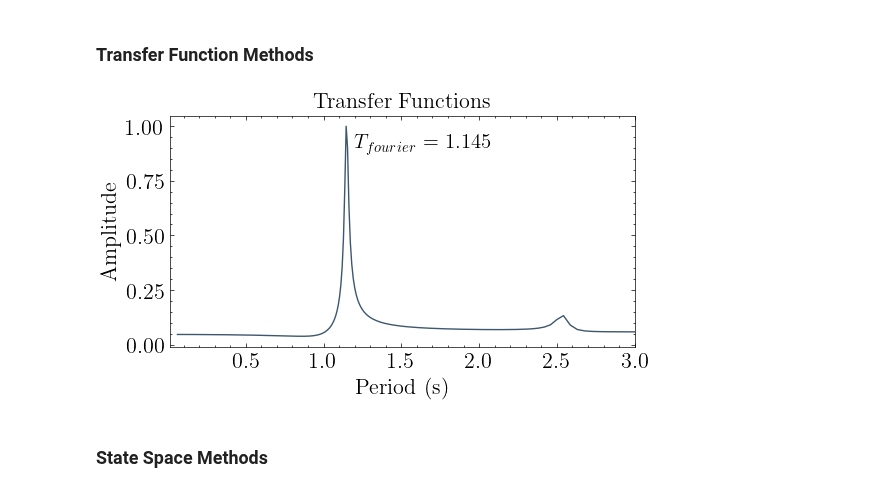
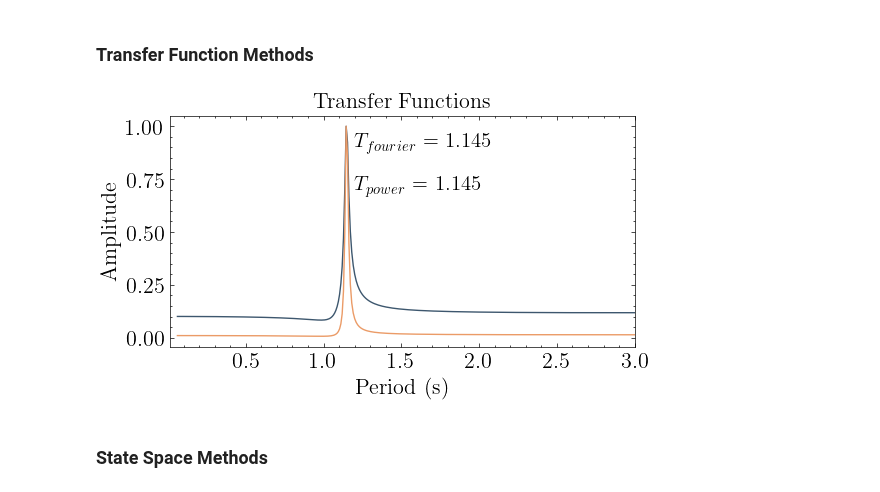
Before and after one commit to chrystalchern/mdof, a Jupyter notebook: notebooks/01_SISO_Intro.ipynb, the cells around one changed output. Saved outputs shown, nothing was run; the diff lists cells and outputs as text; code cells hidden in the pictures.

```diff
--- a/notebooks/01_SISO_Intro.ipynb
+++ b/notebooks/01_SISO_Intro.ipynb
@@ -31,7 +31,8 @@ print(f"natural period: {Tn:<3.5}s")
 print(f"damping ratio: {zeta}")
 
 # forcing frequencies (rad/s)
-omega_f = [0.017*omega_n, 0.14*omega_n, 0.467*omega_n, 0.186*omega_n, 0.2937*omega_n]
+omega_f = [0.017*omega_n, 0.14*omega_n, 0.3*omega_n]
+print([f"forcing periods: {omega}" for omega in omega_f])
 # %% [output]
 natural period: 1.1471s
 damping ratio: 0.01
@@ -65,29 +67,26 @@ plot_io(inputs=f, outputs=y, t=t, title="SDOF Displacement Response to Sinusoida
 # %%
 # Set parameters
 conf = Config()
 conf.damping = zeta
 conf.period_band = (0.01,3) # Period band (s)
 
 # A place to store models and their predictions
 transfer_models = {}
 
 # Generate a transfer function representation of the system
 transfer_models["Fourier Transform"] = transform.fourier_transfer(inputs=f, outputs=y, step=dt, **conf)
-# transfer_models["Response Spectrum"] = transform.response_transfer(inputs=f, outputs=y, step=dt, pseudo=False, threads=8, periods=(*conf.period_band, 500), **conf)
+transfer_models["Power Transform"] = transform.power_transfer(inputs=f, outputs=y, step=dt, **conf)
 
 # Determing the fundamental frequency
-fourier_periods, fourier_amplitudes = modal.spectrum_modes(*transfer_models["Fourier Transform"])
-# response_periods, response_amplitudes = modal.spectrum_modes(*transfer_models["Response Spectrum"],height=0.1)
+fourier_periods, fourier_amplitudes = modal.spectrum_modes(*transfer_models["Fourier Transform"],height=0.2)
+power_periods, power_amplitudes = modal.spectrum_modes(*transfer_models["Power Transform"],height=0.2)
 plot_transfer(transfer_models, title="Transfer Functions")
 color_cycle = plt.rcParams['axes.prop_cycle'].by_key()['color']
-# plt.vlines([fourier_periods[0], response_periods[0]],ymin=0,ymax=1,linestyles='--',colors=color_cycle[:2])
 plt.text(fourier_periods[0]+0.05,0.9,r"$T_{fourier}$ = "+str(np.round(fourier_periods[0],3)),fontsize=15)
-# plt.text(response_periods[0]+0.05,0.8,r"$T_{response}$ = "+str(np.round(response_periods[0],3)),fontsize=15)
+plt.text(power_periods[0]+0.05,0.7,r"$T_{power}$ = "+str(np.round(power_periods[0],3)),fontsize=15)
 plt.xlim(conf.period_band);
-# plt.gcf().set_figwidth(9)
-# plt.legend();
 # %% [output]
-[figure, old version]
+[figure, new version]
 # %% [markdown]
 ### State Space Methods
 # %%
```
Also changed, not shown: parts of 10 cells of this notebook, 19 other files.
